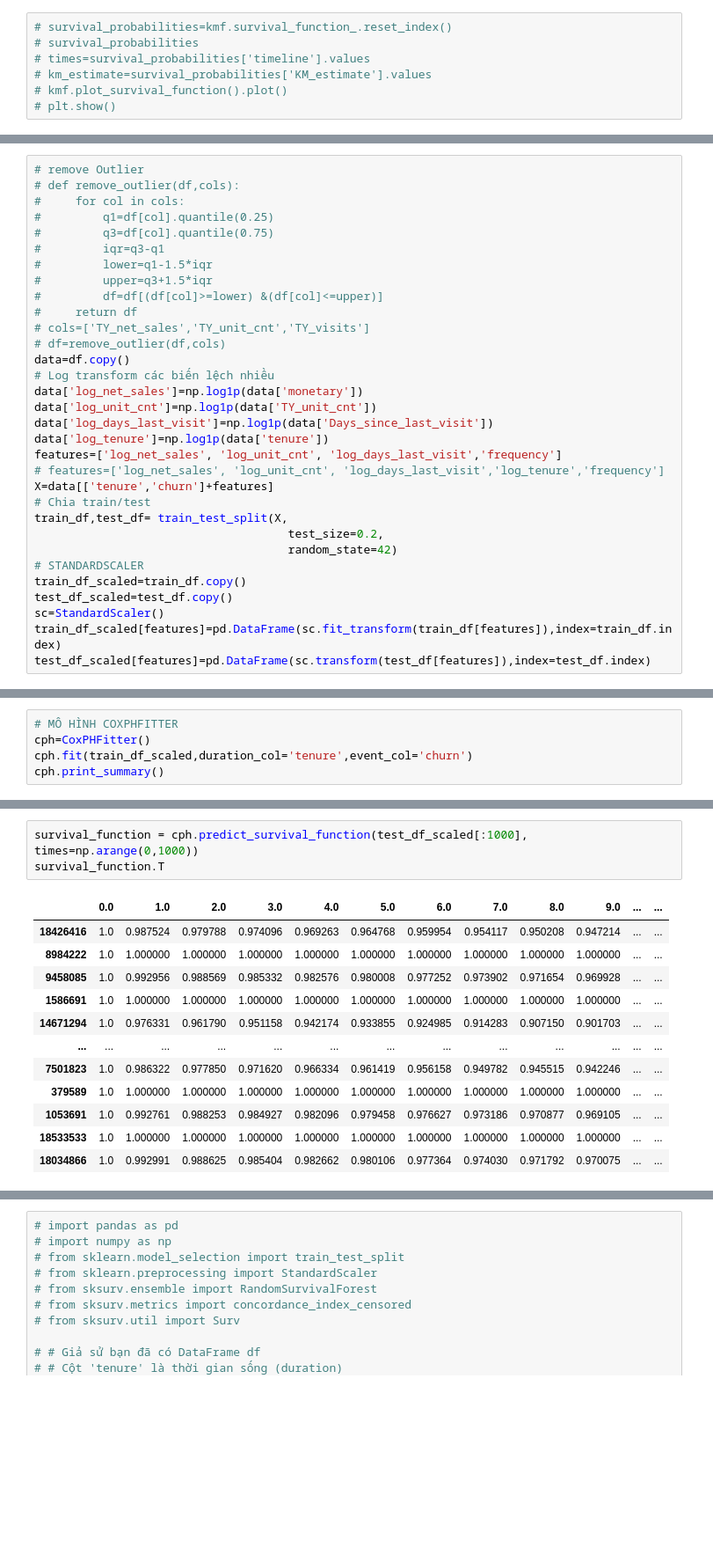
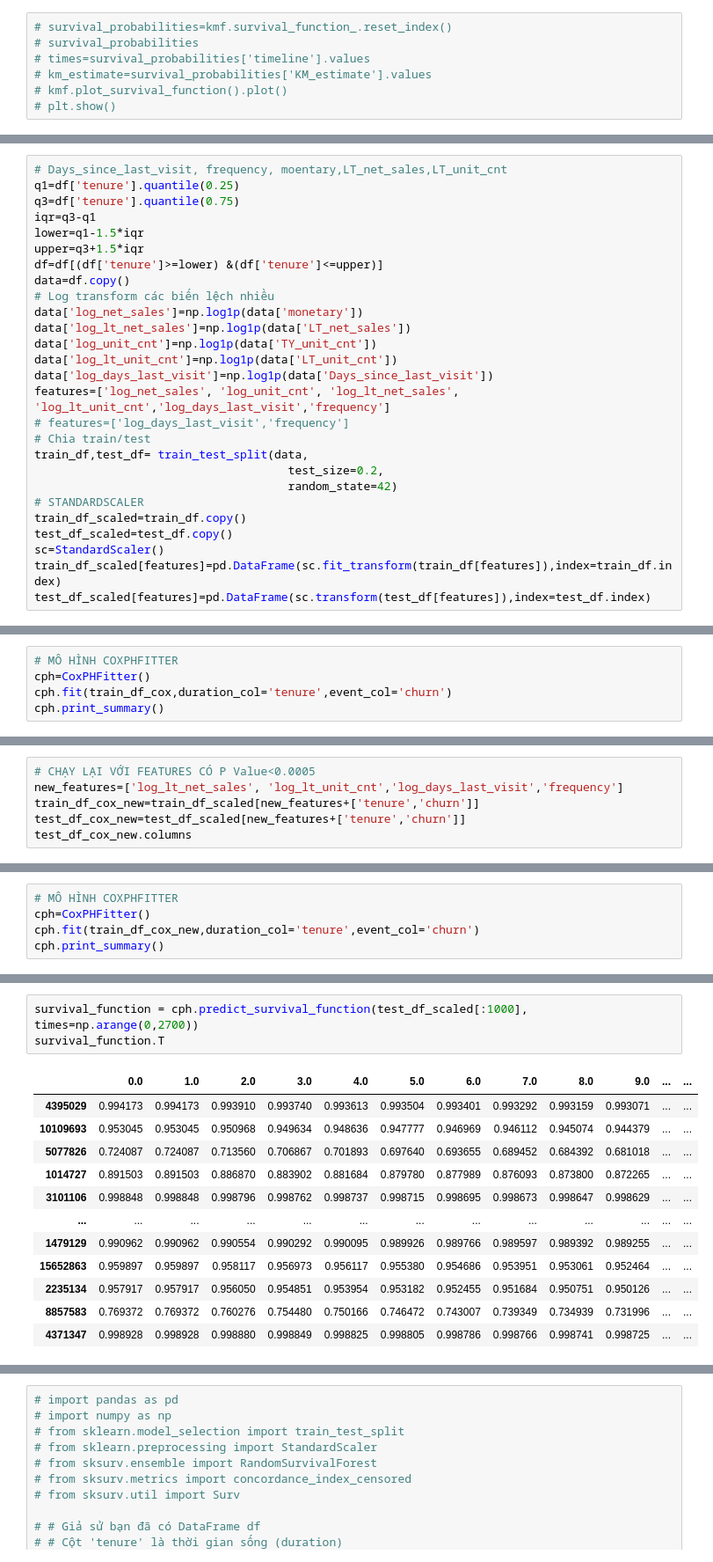
Before and after one commit to Tamntt1395Hero/Shared, a Jupyter notebook: Survival Churn Analysis_SFMC.ipynb, the cells around one changed output, grey strips where cells are left out. Shown at 88% size. Drawn from its saved outputs; the diff is of its cells as text; blank space fills up the shorter version.

```diff
--- a/Survival Churn Analysis_SFMC.ipynb
+++ b/Survival Churn Analysis_SFMC.ipynb
@@ -283,27 +543,22 @@ TRAIN TEST SPLIT
 # %%
-# remove Outlier
-# def remove_outlier(df,cols):
-#     for col in cols:
-#         q1=df[col].quantile(0.25)
-#         q3=df[col].quantile(0.75)
-#         iqr=q3-q1
-#         lower=q1-1.5*iqr
-#         upper=q3+1.5*iqr
-#         df=df[(df[col]>=lower) &(df[col]<=upper)]
-#     return df
-# cols=['TY_net_sales','TY_unit_cnt','TY_visits']
-# df=remove_outlier(df,cols)
+# Days_since_last_visit, frequency, moentary,LT_net_sales,LT_unit_cnt
+q1=df['tenure'].quantile(0.25)
+q3=df['tenure'].quantile(0.75)
+iqr=q3-q1
+lower=q1-1.5*iqr
+upper=q3+1.5*iqr
+df=df[(df['tenure']>=lower) &(df['tenure']<=upper)]
 data=df.copy()
 # Log transform các biến lệch nhiều
 data['log_net_sales']=np.log1p(data['monetary'])
+data['log_lt_net_sales']=np.log1p(data['LT_net_sales'])
 data['log_unit_cnt']=np.log1p(data['TY_unit_cnt'])
+data['log_lt_unit_cnt']=np.log1p(data['LT_unit_cnt'])
 data['log_days_last_visit']=np.log1p(data['Days_since_last_visit'])
-data['log_tenure']=np.log1p(data['tenure'])
-features=['log_net_sales', 'log_unit_cnt', 'log_days_last_visit','frequency']
-# features=['log_net_sales', 'log_unit_cnt', 'log_days_last_visit','log_tenure','frequency']
-X=data[['tenure','churn']+features]
+features=['log_net_sales', 'log_unit_cnt', 'log_lt_net_sales', 'log_lt_unit_cnt','log_days_last_visit','frequency']
+# features=['log_days_last_visit','frequency']
 # Chia train/test
-train_df,test_df= train_test_split(X,
+train_df,test_df= train_test_split(data,
                                      test_size=0.2,
                                      random_state=42)
 # STANDARDSCALER
@@ -389,7 +640,7 @@ COXPHFITTER MODEL
 # %%
 # MÔ HÌNH COXPHFITTER
 cph=CoxPHFitter()
-cph.fit(train_df_scaled,duration_col='tenure',event_col='churn')
+cph.fit(train_df_cox,duration_col='tenure',event_col='churn')
 cph.print_summary()
 # %% [output]
 | model | lifelines.CoxPHFitter |
@@ -424,0 +676,6 @@ plt.show()
+# %%
+# CHẠY LẠI VỚI FEATURES CÓ P Value<0.0005
+new_features=['log_lt_net_sales', 'log_lt_unit_cnt','log_days_last_visit','frequency']
+train_df_cox_new=train_df_scaled[new_features+['tenure','churn']]
+test_df_cox_new=test_df_scaled[new_features+['tenure','churn']]
+test_df_cox_new.columns
@@ -424,0 +686,5 @@ plt.show()
+# %%
+# MÔ HÌNH COXPHFITTER
+cph=CoxPHFitter()
+cph.fit(train_df_cox_new,duration_col='tenure',event_col='churn')
+cph.print_summary()
@@ -425,16 +734,16 @@ plt.show()
 # %%
-survival_function = cph.predict_survival_function(test_df_scaled[:1000], times=np.arange(0,1000))
+survival_function = cph.predict_survival_function(test_df_scaled[:1000], times=np.arange(0,2700))
 survival_function.T
 # %% [output]
 |  | 0.0 | 1.0 | 2.0 | 3.0 | 4.0 | 5.0 | 6.0 | 7.0 | 8.0 | 9.0 | ... | ... |
-| 18426416 | 1.0 | 0.987524 | 0.979788 | 0.974096 | 0.969263 | 0.964768 | 0.959954 | 0.954117 | 0.950208 | 0.947214 | ... | ... |
-| 8984222 | 1.0 | 1.000000 | 1.000000 | 1.000000 | 1.000000 | 1.000000 | 1.000000 | 1.000000 | 1.000000 | 1.000000 | ... | ... |
-| 9458085 | 1.0 | 0.992956 | 0.988569 | 0.985332 | 0.982576 | 0.980008 | 0.977252 | 0.973902 | 0.971654 | 0.969928 | ... | ... |
-| 1586691 | 1.0 | 1.000000 | 1.000000 | 1.000000 | 1.000000 | 1.000000 | 1.000000 | 1.000000 | 1.000000 | 1.000000 | ... | ... |
-| 14671294 | 1.0 | 0.976331 | 0.961790 | 0.951158 | 0.942174 | 0.933855 | 0.924985 | 0.914283 | 0.907150 | 0.901703 | ... | ... |
+| 4395029 | 0.994173 | 0.994173 | 0.993910 | 0.993740 | 0.993613 | 0.993504 | 0.993401 | 0.993292 | 0.993159 | 0.993071 | ... | ... |
+| 10109693 | 0.953045 | 0.953045 | 0.950968 | 0.949634 | 0.948636 | 0.947777 | 0.946969 | 0.946112 | 0.945074 | 0.944379 | ... | ... |
+| 5077826 | 0.724087 | 0.724087 | 0.713560 | 0.706867 | 0.701893 | 0.697640 | 0.693655 | 0.689452 | 0.684392 | 0.681018 | ... | ... |
+| 1014727 | 0.891503 | 0.891503 | 0.886870 | 0.883902 | 0.881684 | 0.879780 | 0.877989 | 0.876093 | 0.873800 | 0.872265 | ... | ... |
+| 3101106 | 0.998848 | 0.998848 | 0.998796 | 0.998762 | 0.998737 | 0.998715 | 0.998695 | 0.998673 | 0.998647 | 0.998629 | ... | ... |
 | ... | ... | ... | ... | ... | ... | ... | ... | ... | ... | ... | ... | ... |
-| 7501823 | 1.0 | 0.986322 | 0.977850 | 0.971620 | 0.966334 | 0.961419 | 0.956158 | 0.949782 | 0.945515 | 0.942246 | ... | ... |
-| 379589 | 1.0 | 1.000000 | 1.000000 | 1.000000 | 1.000000 | 1.000000 | 1.000000 | 1.000000 | 1.000000 | 1.000000 | ... | ... |
-| 1053691 | 1.0 | 0.992761 | 0.988253 | 0.984927 | 0.982096 | 0.979458 | 0.976627 | 0.973186 | 0.970877 | 0.969105 | ... | ... |
-| 18533533 | 1.0 | 1.000000 | 1.000000 | 1.000000 | 1.000000 | 1.000000 | 1.000000 | 1.000000 | 1.000000 | 1.000000 | ... | ... |
-| 18034866 | 1.0 | 0.992991 | 0.988625 | 0.985404 | 0.982662 | 0.980106 | 0.977364 | 0.974030 | 0.971792 | 0.970075 | ... | ... |
+| 1479129 | 0.990962 | 0.990962 | 0.990554 | 0.990292 | 0.990095 | 0.989926 | 0.989766 | 0.989597 | 0.989392 | 0.989255 | ... | ... |
+| 15652863 | 0.959897 | 0.959897 | 0.958117 | 0.956973 | 0.956117 | 0.955380 | 0.954686 | 0.953951 | 0.953061 | 0.952464 | ... | ... |
+| 2235134 | 0.957917 | 0.957917 | 0.956050 | 0.954851 | 0.953954 | 0.953182 | 0.952455 | 0.951684 | 0.950751 | 0.950126 | ... | ... |
+| 8857583 | 0.769372 | 0.769372 | 0.760276 | 0.754480 | 0.750166 | 0.746472 | 0.743007 | 0.739349 | 0.734939 | 0.731996 | ... | ... |
+| 4371347 | 0.998928 | 0.998928 | 0.998880 | 0.998849 | 0.998825 | 0.998805 | 0.998786 | 0.998766 | 0.998741 | 0.998725 | ... | ... |
```
Also changed, not shown: parts of 76 cells of this notebook.
